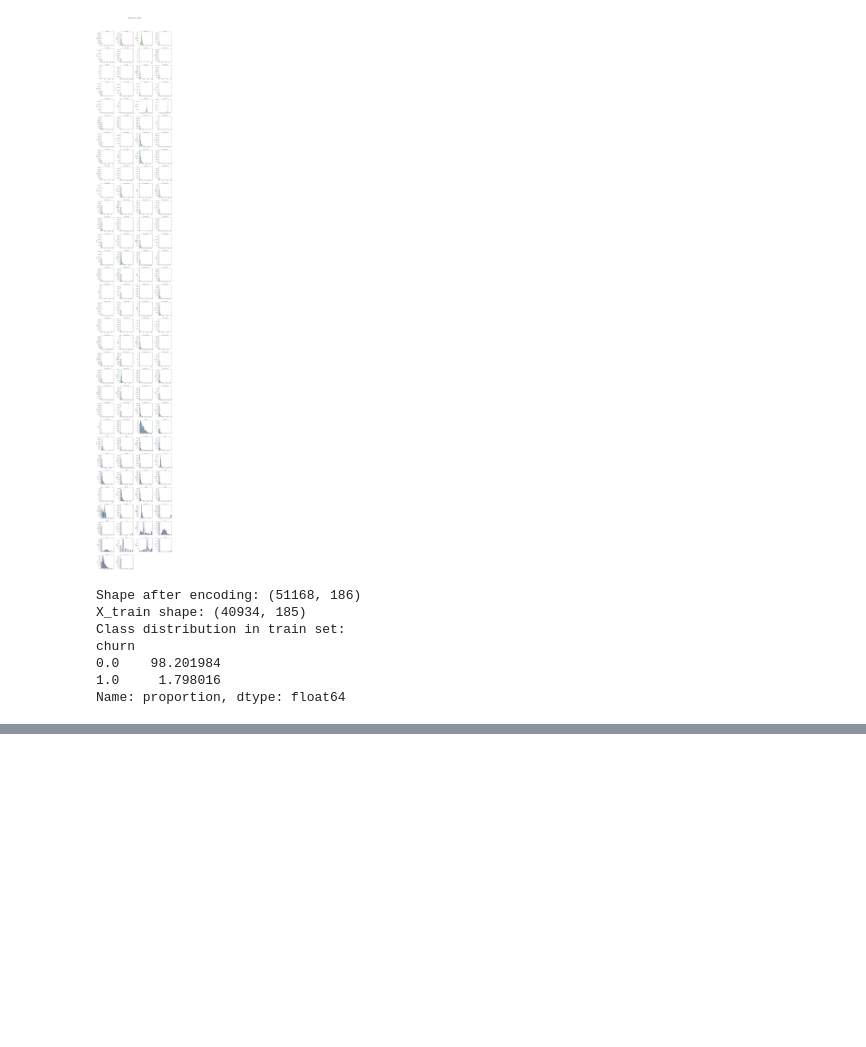
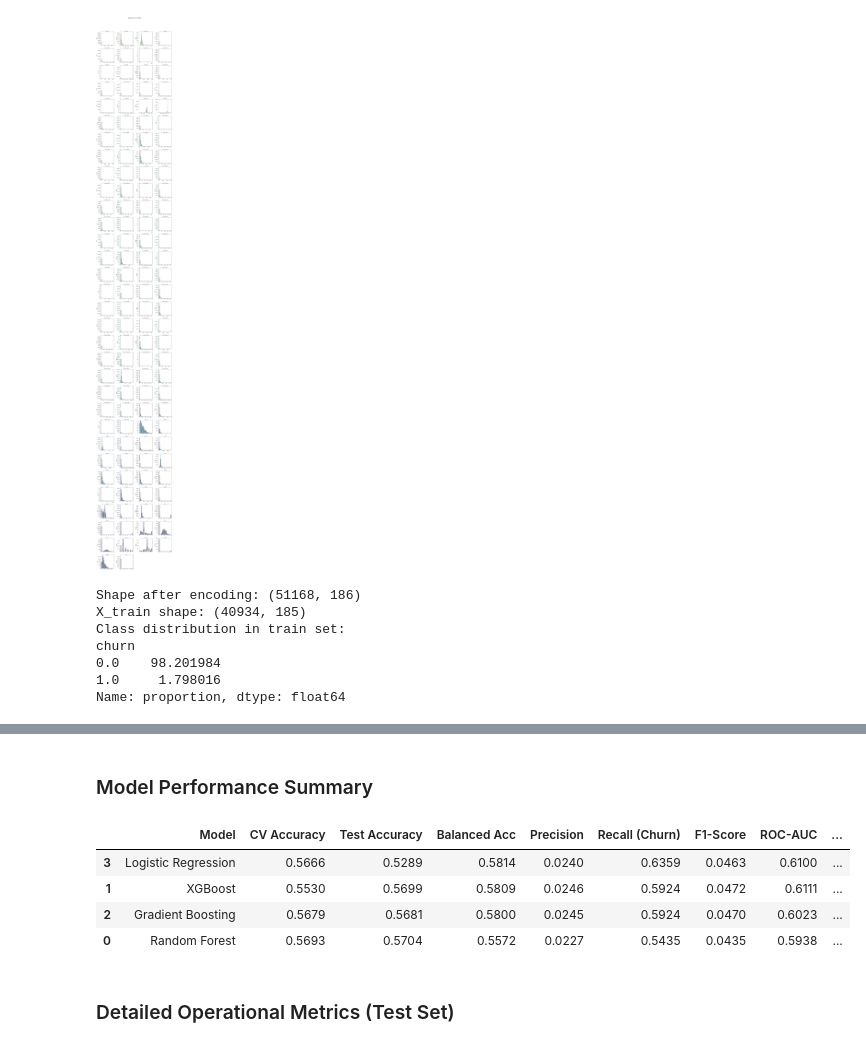
Before and after one commit to AliFazelniya/mlhub, a Jupyter notebook: machine_learning/classification/ds1/main.ipynb, the cells around one changed output, grey strips where cells are left out. Drawn from its saved outputs; the diff is of its cells as text; code cells hidden in the pictures; blank space fills up the shorter version.

```diff
--- a/machine_learning/classification/ds1/main.ipynb
+++ b/machine_learning/classification/ds1/main.ipynb
@@ -116,20 +132,28 @@ churn
 1.0     1.798016
 Name: proportion, dtype: float64
 # %%
-train_data = pd.concat([X_train, y_train], axis=1)
+train_data = pd.concat([X_train_scaled, y_train], axis=1)
+
 churn_0 = train_data[train_data['churn'] == 0.0].sample(n=len(train_data[train_data['churn'] == 1.0]), random_state=42)
 train_balanced = pd.concat([churn_0, train_data[train_data['churn'] == 1.0]])
+
 X_train_bal = train_balanced.drop(columns=['churn'])
 y_train_bal = train_balanced['churn']
 # %%
 models = {
     "Random Forest": RandomForestClassifier(n_estimators=100, max_depth=10, random_state=42, n_jobs=-1),
     "Gradient Boosting": GradientBoostingClassifier(n_estimators=100, max_depth=5, random_state=42),
-    "Logistic Regression": LogisticRegression(max_iter=1000, random_state=42),
+    "Logistic Regression": LogisticRegression(max_iter=3000, random_state=42),
     "XGBoost": xgb.XGBClassifier(n_estimators=100, max_depth=5, learning_rate=0.1, random_state=42, n_jobs=-1)
 }
 
-cu.run_all_models(models_dict = models, X_train = X_train_bal, y_train = y_train_bal, X_test = X_test, y_test = y_test)
+output = cu.run_all_models(
+    models_dict = models,
+    X_train = X_train_bal,
+    y_train = y_train_bal,
+    X_test = X_test_scaled,
+    y_test = y_test
+)
 # %% [output]
 ============================================================
 Training Models
@@ -182,0 +173,51 @@ Training: XGBoost
+# %%
+summary_df, detailed_results = output
+
+display_cols = [
+    'Model', 'CV Mean', 'accuracy', 'balanced_accuracy',
+    'precision', 'recall', 'f1', 'roc_auc', 'Training Time (s)'
+]
+clean_df = summary_df[display_cols].copy()
+clean_df = clean_df.sort_values(by='recall', ascending=False)
+
+numeric_cols = clean_df.select_dtypes(include=['float64']).columns
+clean_df[numeric_cols] = clean_df[numeric_cols].round(4)
+
+clean_df.columns = [
+    'Model', 'CV Accuracy', 'Test Accuracy', 'Balanced Acc',
+    'Precision', 'Recall (Churn)', 'F1-Score', 'ROC-AUC', 'Train Time (s)'
+]
+
+display(Markdown("### Model Performance Summary"))
+display(clean_df)
+
+display(Markdown("### Detailed Operational Metrics (Test Set)"))
+
+for model_name, data in detailed_results.items():
+    if "error" in data:
+        print(f"🔹 {model_name}: FAILED ({data['error']})\n" + "-"*50)
+        continue
+
+    print(f"\n🔹 {model_name}:")
+
+    if 'test' in data and 'confusion_matrix' in data['test']:
+        cm = data['test']['confusion_matrix']
+        print(f"True Positives (Churn caught): {cm[1][1]}")
+        print(f"False Negatives (Churn missed): {cm[1][0]}")
+        print(f"False Positives (False alarms): {cm[0][1]}")
+        print(f"True Negatives (Loyal kept): {cm[0][0]}")
+
+    if 'feature_importance' in data and not data['feature_importance'].empty:
+        top_features = data['feature_importance'].head(3)
+        features_str = ", ".join([f"{row['Feature']} ({row['Importance']:.4f})" for _, row in top_features.iterrows()])
+        print(f"Top Drivers: {features_str}")
+
+    print("-" * 60)
+# %% [output]
+### Model Performance Summary
+|  | Model | CV Accuracy | Test Accuracy | Balanced Acc | Precision | Recall (Churn) | F1-Score | ROC-AUC | ... |
+| 3 | Logistic Regression | 0.5666 | 0.5289 | 0.5814 | 0.0240 | 0.6359 | 0.0463 | 0.6100 | ... |
+| 1 | XGBoost | 0.5530 | 0.5699 | 0.5809 | 0.0246 | 0.5924 | 0.0472 | 0.6111 | ... |
+| 2 | Gradient Boosting | 0.5679 | 0.5681 | 0.5800 | 0.0245 | 0.5924 | 0.0470 | 0.6023 | ... |
+| 0 | Random Forest | 0.5693 | 0.5704 | 0.5572 | 0.0227 | 0.5435 | 0.0435 | 0.5938 | ... |
+### Detailed Operational Metrics (Test Set)
```
Also changed, not shown: parts of 4 cells of this notebook.
